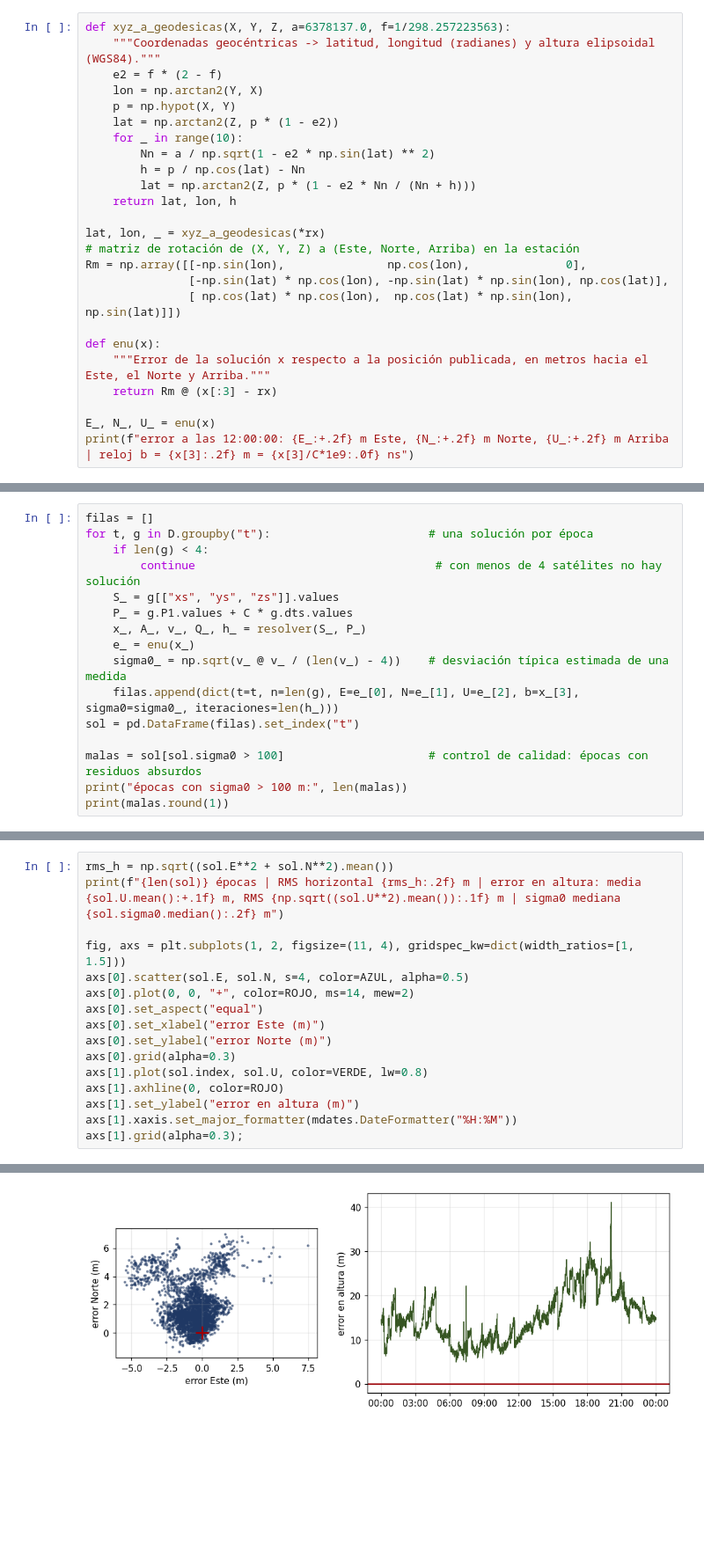
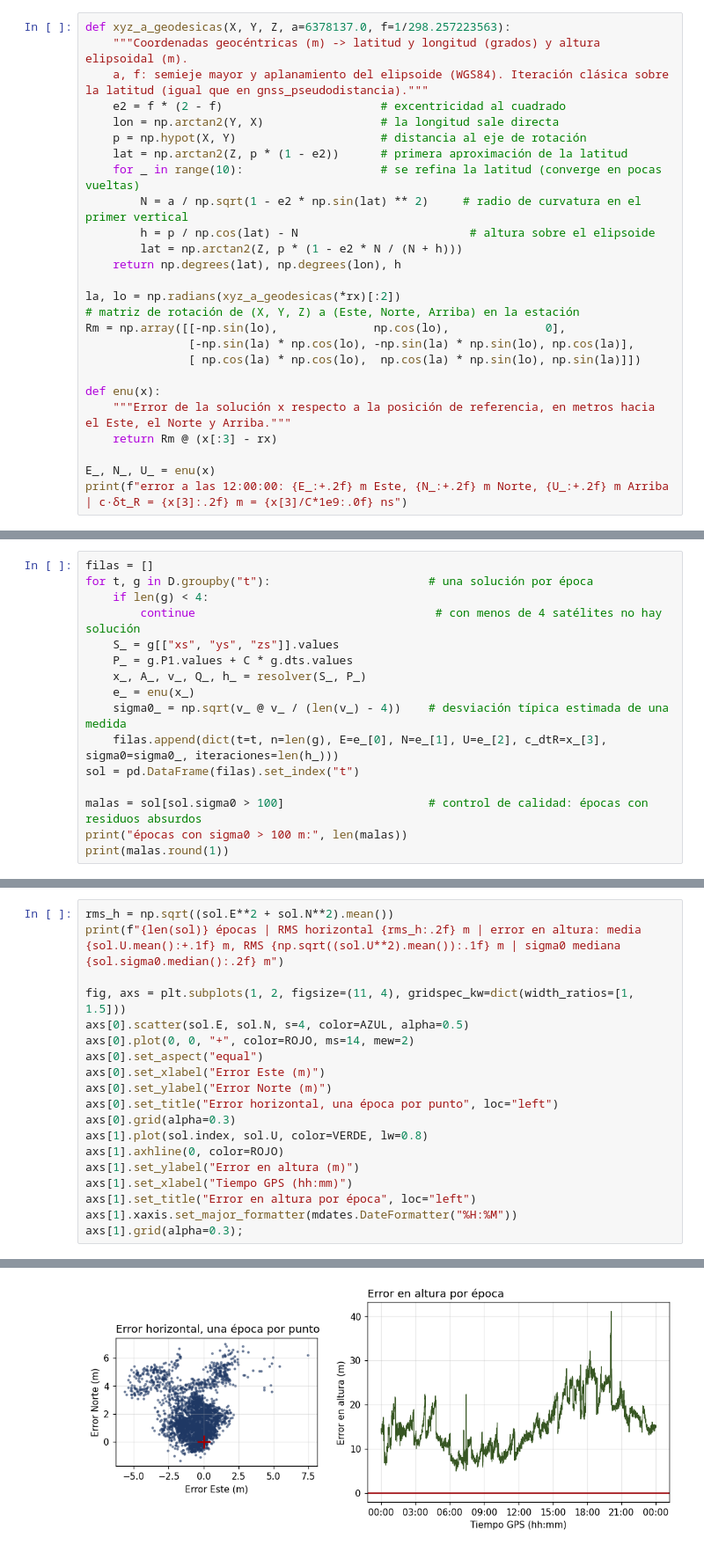
Before and after one commit to jdavidortega/Geographic_Data_Science_with_Python, a Jupyter notebook: Geospatial/gnss_estimacion_posicion.ipynb, the cells around one changed output, grey strips where cells are left out. Shown at 88% size. Drawn from its saved outputs; the diff is of its cells as text; blank space fills up the shorter version.

```diff
--- a/Geospatial/gnss_estimacion_posicion.ipynb
+++ b/Geospatial/gnss_estimacion_posicion.ipynb
@@ -283,27 +320,28 @@ desde antípoda de Bogotá    : 6 iteraciones, misma solución a 0.0000 m
 > $$\mathbf{R} = \begin{bmatrix} -\sin\lambda & \cos\lambda & 0 \\ -\sin\varphi\cos\lambda & -\sin\varphi\sin\lambda & \cos\varphi \\ \cos\varphi\cos\lambda & \cos\varphi\sin\lambda & \sin\varphi \end{bmatrix}$$
 # %%
 def xyz_a_geodesicas(X, Y, Z, a=6378137.0, f=1/298.257223563):
-    """Coordenadas geocéntricas -> latitud, longitud (radianes) y altura elipsoidal (WGS84)."""
-    e2 = f * (2 - f)
-    lon = np.arctan2(Y, X)
-    p = np.hypot(X, Y)
-    lat = np.arctan2(Z, p * (1 - e2))
-    for _ in range(10):
-        Nn = a / np.sqrt(1 - e2 * np.sin(lat) ** 2)
-        h = p / np.cos(lat) - Nn
-        lat = np.arctan2(Z, p * (1 - e2 * Nn / (Nn + h)))
-    return lat, lon, h
+    """Coordenadas geocéntricas (m) -> latitud y longitud (grados) y altura elipsoidal (m).
+    a, f: semieje mayor y aplanamiento del elipsoide (WGS84). Iteración clásica sobre la latitud (igual que en gnss_pseudodistancia)."""
+    e2 = f * (2 - f)                       # excentricidad al cuadrado
+    lon = np.arctan2(Y, X)                 # la longitud sale directa
+    p = np.hypot(X, Y)                     # distancia al eje de rotación
+    lat = np.arctan2(Z, p * (1 - e2))      # primera aproximación de la latitud
+    for _ in range(10):                    # se refina la latitud (converge en pocas vueltas)
+        N = a / np.sqrt(1 - e2 * np.sin(lat) ** 2)     # radio de curvatura en el primer vertical
+        h = p / np.cos(lat) - N                         # altura sobre el elipsoide
+        lat = np.arctan2(Z, p * (1 - e2 * N / (N + h)))
+    return np.degrees(lat), np.degrees(lon), h
 
-lat, lon, _ = xyz_a_geodesicas(*rx)
+la, lo = np.radians(xyz_a_geodesicas(*rx)[:2])
 # matriz de rotación de (X, Y, Z) a (Este, Norte, Arriba) en la estación
-Rm = np.array([[-np.sin(lon),               np.cos(lon),              0],
-               [-np.sin(lat) * np.cos(lon), -np.sin(lat) * np.sin(lon), np.cos(lat)],
-               [ np.cos(lat) * np.cos(lon),  np.cos(lat) * np.sin(lon), np.sin(lat)]])
+Rm = np.array([[-np.sin(lo),              np.cos(lo),              0],
+               [-np.sin(la) * np.cos(lo), -np.sin(la) * np.sin(lo), np.cos(la)],
+               [ np.cos(la) * np.cos(lo),  np.cos(la) * np.sin(lo), np.sin(la)]])
 
 def enu(x):
-    """Error de la solución x respecto a la posición publicada, en metros hacia el Este, el Norte y Arriba."""
+    """Error de la solución x respecto a la posición de referencia, en metros hacia el Este, el Norte y Arriba."""
     return Rm @ (x[:3] - rx)
 
 E_, N_, U_ = enu(x)
-print(f"error a las 12:00:00: {E_:+.2f} m Este, {N_:+.2f} m Norte, {U_:+.2f} m Arriba | reloj b = {x[3]:.2f} m = {x[3]/C*1e9:.0f} ns")
+print(f"error a las 12:00:00: {E_:+.2f} m Este, {N_:+.2f} m Norte, {U_:+.2f} m Arriba | c·δt_R = {x[3]:.2f} m = {x[3]/C*1e9:.0f} ns")
 # %% [output]
@@ -324,7 +364,7 @@ for t, g in D.groupby("t"):                       # una solución por época
     x_, A_, v_, Q_, h_ = resolver(S_, P_)
     e_ = enu(x_)
     sigma0_ = np.sqrt(v_ @ v_ / (len(v_) - 4))    # desviación típica estimada de una medida
-    filas.append(dict(t=t, n=len(g), E=e_[0], N=e_[1], U=e_[2], b=x_[3], sigma0=sigma0_, iteraciones=len(h_)))
+    filas.append(dict(t=t, n=len(g), E=e_[0], N=e_[1], U=e_[2], c_dtR=x_[3], sigma0=sigma0_, iteraciones=len(h_)))
 sol = pd.DataFrame(filas).set_index("t")
 
 malas = sol[sol.sigma0 > 100]                     # control de calidad: épocas con residuos absurdos
@@ -369,12 +411,15 @@ fig, axs = plt.subplots(1, 2, figsize=(11, 4), gridspec_kw=dict(width_ratios=[1,
 axs[0].scatter(sol.E, sol.N, s=4, color=AZUL, alpha=0.5)
 axs[0].plot(0, 0, "+", color=ROJO, ms=14, mew=2)
 axs[0].set_aspect("equal")
-axs[0].set_xlabel("error Este (m)")
-axs[0].set_ylabel("error Norte (m)")
+axs[0].set_xlabel("Error Este (m)")
+axs[0].set_ylabel("Error Norte (m)")
+axs[0].set_title("Error horizontal, una época por punto", loc="left")
 axs[0].grid(alpha=0.3)
 axs[1].plot(sol.index, sol.U, color=VERDE, lw=0.8)
 axs[1].axhline(0, color=ROJO)
-axs[1].set_ylabel("error en altura (m)")
+axs[1].set_ylabel("Error en altura (m)")
+axs[1].set_xlabel("Tiempo GPS (hh:mm)")
+axs[1].set_title("Error en altura por época", loc="left")
 axs[1].xaxis.set_major_formatter(mdates.DateFormatter("%H:%M"))
 axs[1].grid(alpha=0.3);
 # %% [output]
@@ -382 +427 @@ axs[1].grid(alpha=0.3);
-[figure, old version]
+[figure, new version]
```
Also changed, not shown: parts of 45 cells of this notebook, 3 other files.
